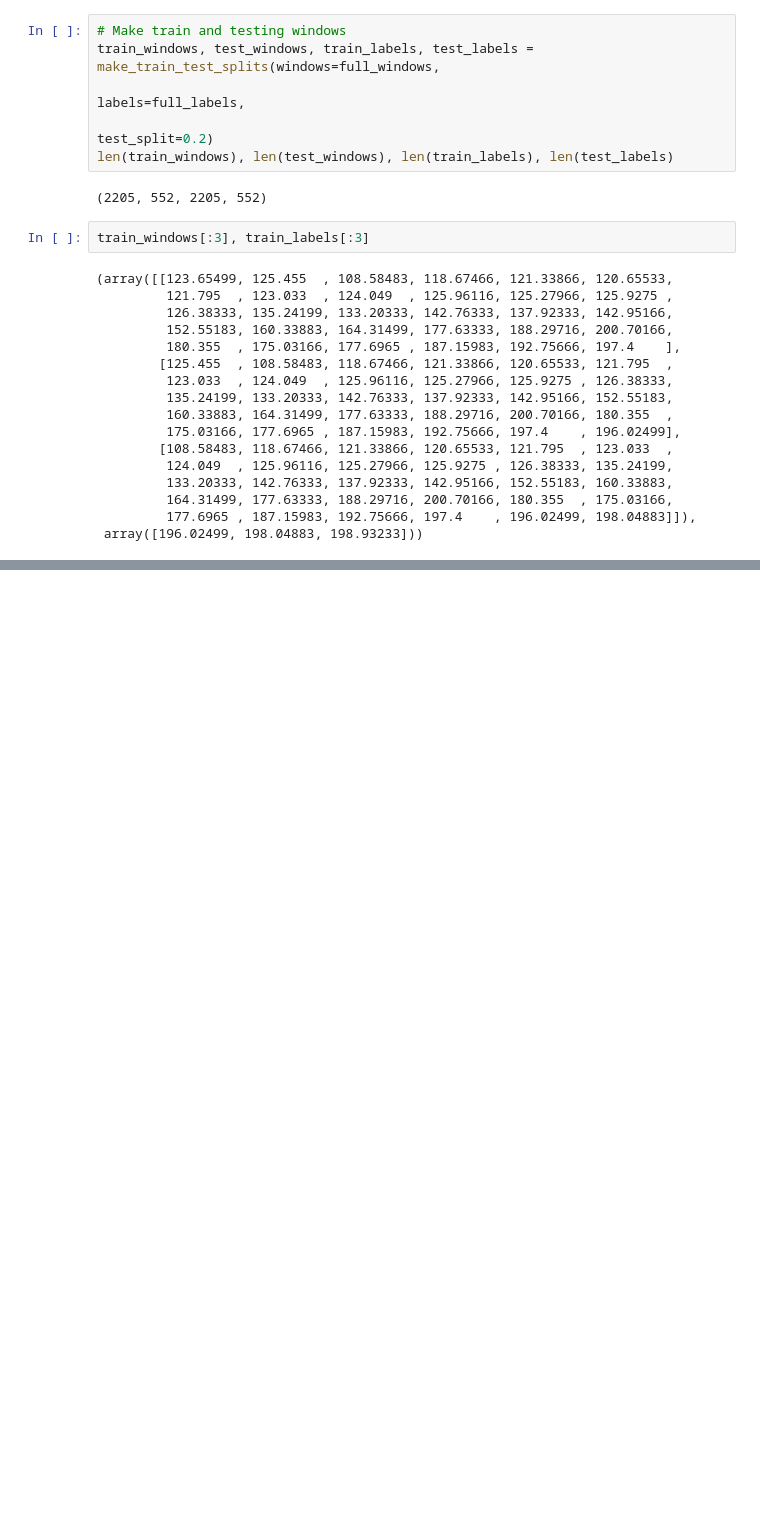
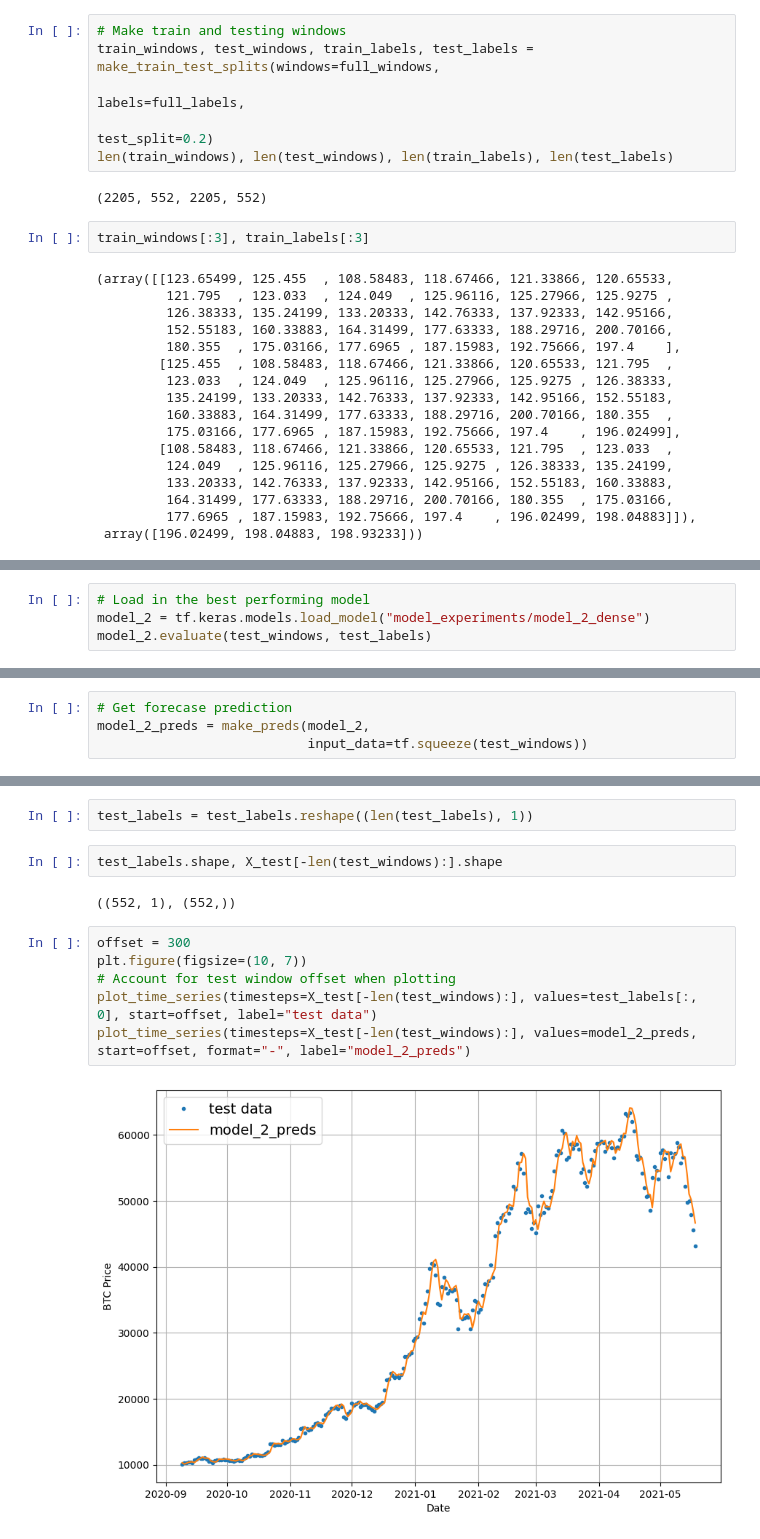
Before and after one commit to 21Ovi/BitPredict, a Jupyter notebook: BitPredict.ipynb, the cells around one changed output, grey strips where cells are left out. Drawn from its saved outputs; the diff is of its cells as text; blank space fills up the shorter version.

```diff
--- a/BitPredict.ipynb
+++ b/BitPredict.ipynb
@@ -780,0 +809,4 @@ train_windows[:3], train_labels[:3]
+# %%
+# Load in the best performing model
+model_2 = tf.keras.models.load_model("model_experiments/model_2_dense")
+model_2.evaluate(test_windows, test_labels)
@@ -780,0 +820,4 @@ train_windows[:3], train_labels[:3]
+# %%
+# Get forecase prediction
+model_2_preds = make_preds(model_2,
+                           input_data=tf.squeeze(test_windows))
@@ -780,0 +843,14 @@ train_windows[:3], train_labels[:3]
+# %%
+test_labels = test_labels.reshape((len(test_labels), 1))
+# %%
+test_labels.shape, X_test[-len(test_windows):].shape
+# %% [output]
+((552, 1), (552,))
+# %%
+offset = 300
+plt.figure(figsize=(10, 7))
+# Account for test window offset when plotting
+plot_time_series(timesteps=X_test[-len(test_windows):], values=test_labels[:, 0], start=offset, label="test data")
+plot_time_series(timesteps=X_test[-len(test_windows):], values=model_2_preds, start=offset, format="-", label="model_2_preds")
+# %% [output]
+[figure, added]
```
Also changed, not shown: parts of 14 cells of this notebook.
